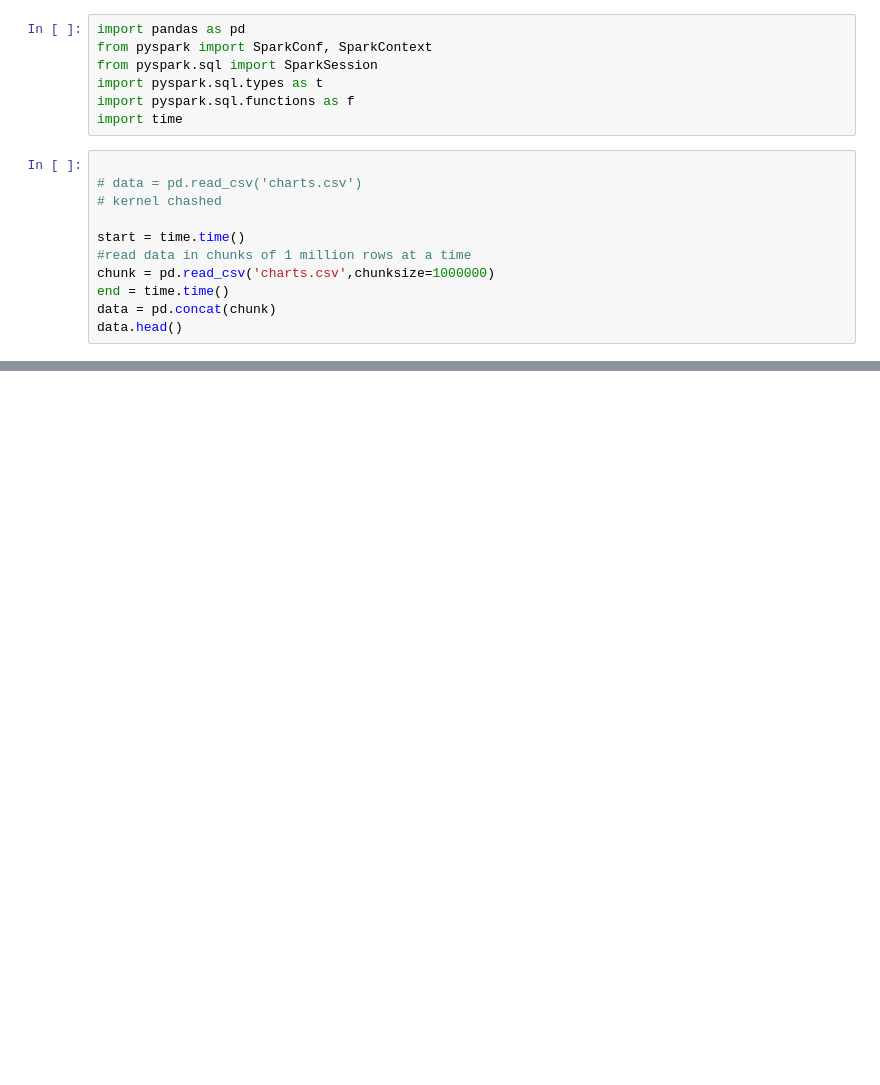
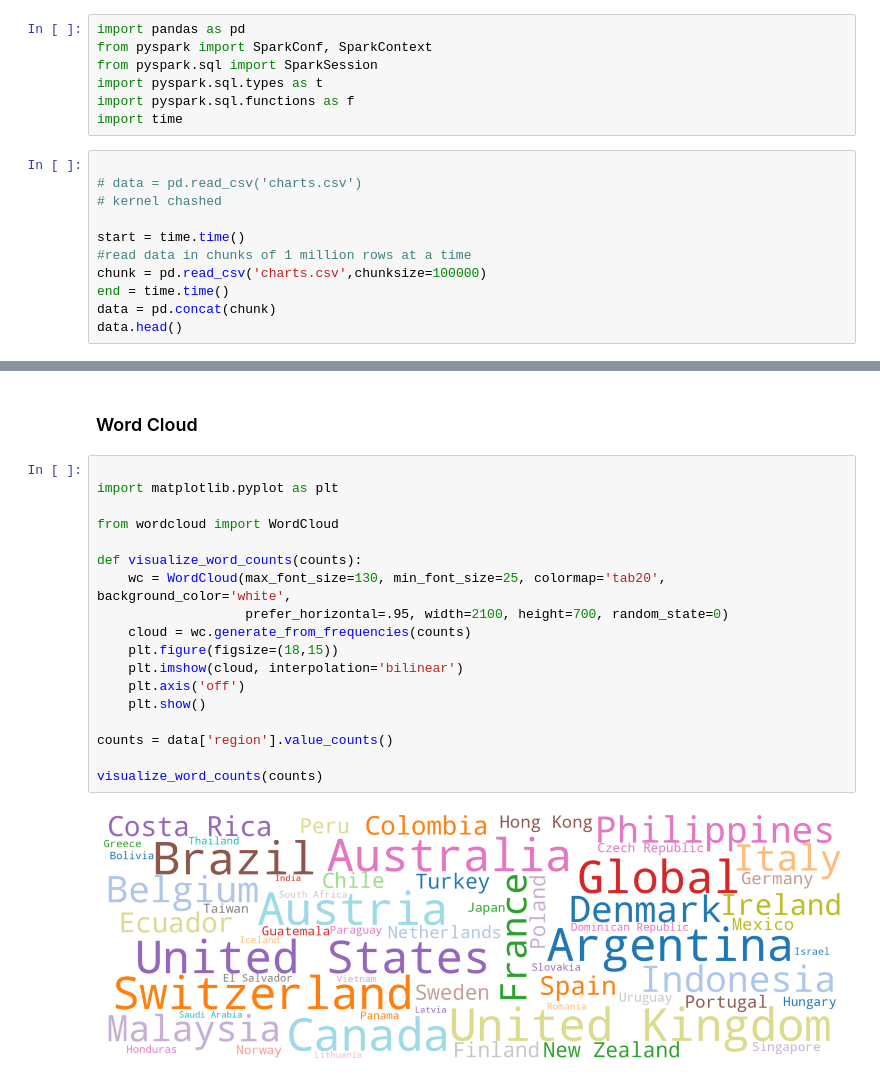
Before and after one commit to matheus1103/finaltopicos3, a Jupyter notebook: final.ipynb, the cells around one changed output, grey strips where cells are left out. Cells and saved outputs as stored; diff of their text form; blank space fills up the shorter version.

```diff
--- a/final.ipynb
+++ b/final.ipynb
@@ -15,7 +28,7 @@ import time
 
 start = time.time()
 #read data in chunks of 1 million rows at a time
-chunk = pd.read_csv('charts.csv',chunksize=1000000)
+chunk = pd.read_csv('charts.csv',chunksize=100000)
 end = time.time()
 data = pd.concat(chunk)
 data.head()
@@ -50,0 +70,22 @@ To adjust logging level use sc.setLogLevel(newLevel). For SparkR, use setLogLeve
+# %% [markdown]
+### Word Cloud
+# %%
+
+import matplotlib.pyplot as plt
+
+from wordcloud import WordCloud
+
+def visualize_word_counts(counts):
+    wc = WordCloud(max_font_size=130, min_font_size=25, colormap='tab20', background_color='white',
+                   prefer_horizontal=.95, width=2100, height=700, random_state=0)
+    cloud = wc.generate_from_frequencies(counts)
+    plt.figure(figsize=(18,15))
+    plt.imshow(cloud, interpolation='bilinear')
+    plt.axis('off')
+    plt.show()
+
+counts = data['region'].value_counts()
+
+visualize_word_counts(counts)
+# %% [output]
+[figure, added]
```
Also changed, not shown: parts of 20 cells of this notebook.
